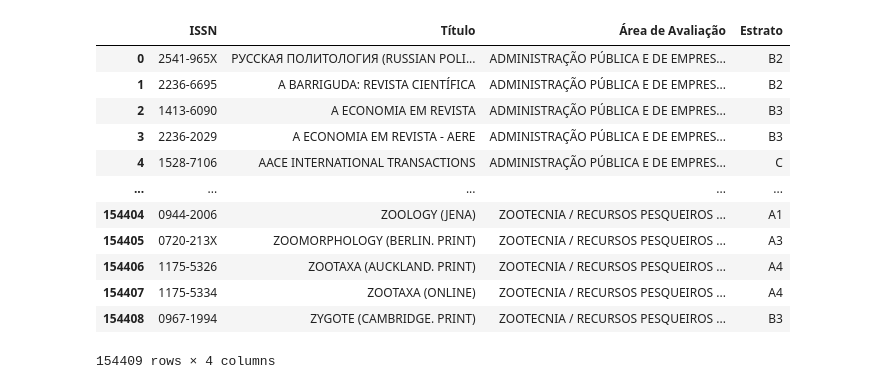
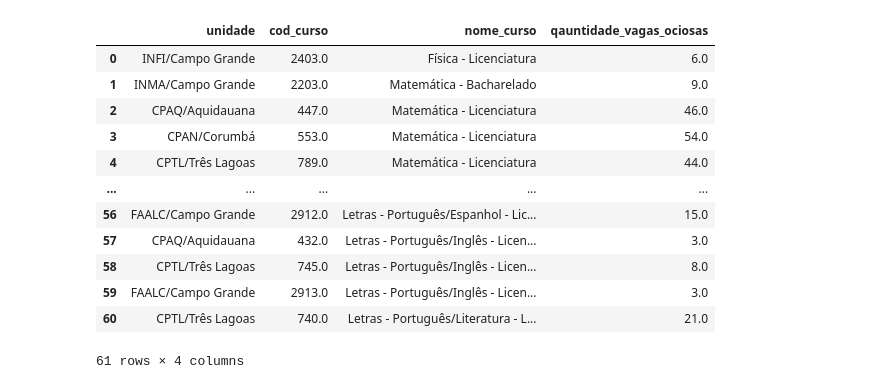
Before and after one commit to rafaelgov95/Doutorado, a Jupyter notebook: Inteligencia_Artificial/Atividade.ipynb, the cells around one changed output. Drawn from its saved outputs; the diff is of its cells as text; code cells hidden in the pictures.

```diff
--- a/Inteligencia_Artificial/Atividade.ipynb
+++ b/Inteligencia_Artificial/Atividade.ipynb
@@ -6,17 +3,18 @@ C:\Users\rafael.viana\DataspellProjects\Doutorado\Inteligencia_Artificial\Capes_
 # %%
-df = pd.read_csv('classificações_publicadas_todas_as_areas_avaliacao1672761192111.csv',sep=';')
+df = pd.read_csv('vagas_ociosas_2023_1.csv',sep=';')
+df=df.dropna()
 df
 # %% [output]
-|  | ISSN | Título | Área de Avaliação | Estrato |
-| 0 | 2541-965X | РУССКАЯ ПОЛИТОЛОГИЯ (RUSSIAN POLI... | ADMINISTRAÇÃO PÚBLICA E DE EMPRES... | B2 |
-| 1 | 2236-6695 | A BARRIGUDA: REVISTA CIENTÍFICA | ADMINISTRAÇÃO PÚBLICA E DE EMPRES... | B2 |
-| 2 | 1413-6090 | A ECONOMIA EM REVISTA | ADMINISTRAÇÃO PÚBLICA E DE EMPRES... | B3 |
-| 3 | 2236-2029 | A ECONOMIA EM REVISTA - AERE | ADMINISTRAÇÃO PÚBLICA E DE EMPRES... | B3 |
-| 4 | 1528-7106 | AACE INTERNATIONAL TRANSACTIONS | ADMINISTRAÇÃO PÚBLICA E DE EMPRES... | C |
+|  | unidade | cod_curso | nome_curso | qauntidade_vagas_ociosas |
+| 0 | INFI/Campo Grande | 2403.0 | Física - Licenciatura | 6.0 |
+| 1 | INMA/Campo Grande | 2203.0 | Matemática - Bacharelado | 9.0 |
+| 2 | CPAQ/Aquidauana | 447.0 | Matemática - Licenciatura | 46.0 |
+| 3 | CPAN/Corumbá | 553.0 | Matemática - Licenciatura | 54.0 |
+| 4 | CPTL/Três Lagoas | 789.0 | Matemática - Licenciatura | 44.0 |
 | ... | ... | ... | ... | ... |
-| 154404 | 0944-2006 | ZOOLOGY (JENA) | ZOOTECNIA / RECURSOS PESQUEIROS ... | A1 |
-| 154405 | 0720-213X | ZOOMORPHOLOGY (BERLIN. PRINT) | ZOOTECNIA / RECURSOS PESQUEIROS ... | A3 |
-| 154406 | 1175-5326 | ZOOTAXA (AUCKLAND. PRINT) | ZOOTECNIA / RECURSOS PESQUEIROS ... | A4 |
-| 154407 | 1175-5334 | ZOOTAXA (ONLINE) | ZOOTECNIA / RECURSOS PESQUEIROS ... | A4 |
-| 154408 | 0967-1994 | ZYGOTE (CAMBRIDGE. PRINT) | ZOOTECNIA / RECURSOS PESQUEIROS ... | B3 |
+| 56 | FAALC/Campo Grande | 2912.0 | Letras - Português/Espanhol - Lic... | 15.0 |
+| 57 | CPAQ/Aquidauana | 432.0 | Letras - Português/Inglês - Licen... | 3.0 |
+| 58 | CPTL/Três Lagoas | 745.0 | Letras - Português/Inglês - Licen... | 8.0 |
+| 59 | FAALC/Campo Grande | 2913.0 | Letras - Português/Inglês - Licen... | 3.0 |
+| 60 | CPTL/Três Lagoas | 740.0 | Letras - Português/Literatura - L... | 21.0 |
-154409 rows × 4 columns
+61 rows × 4 columns
```
Also changed, not shown: parts of 5 cells of this notebook, 7 other files.
